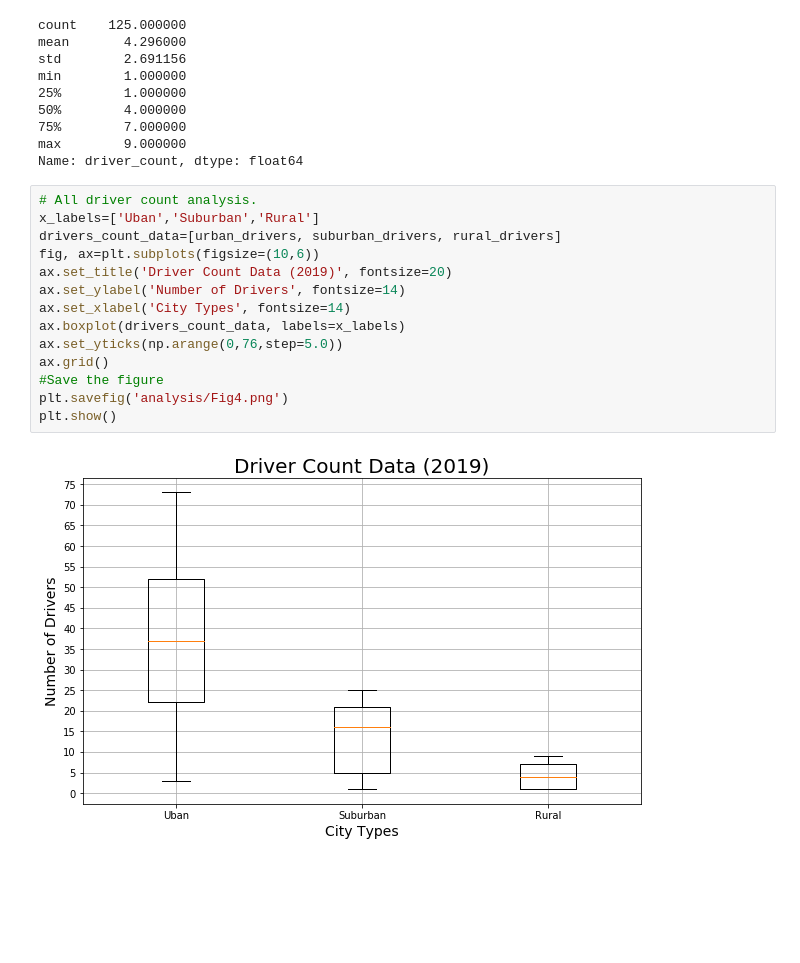
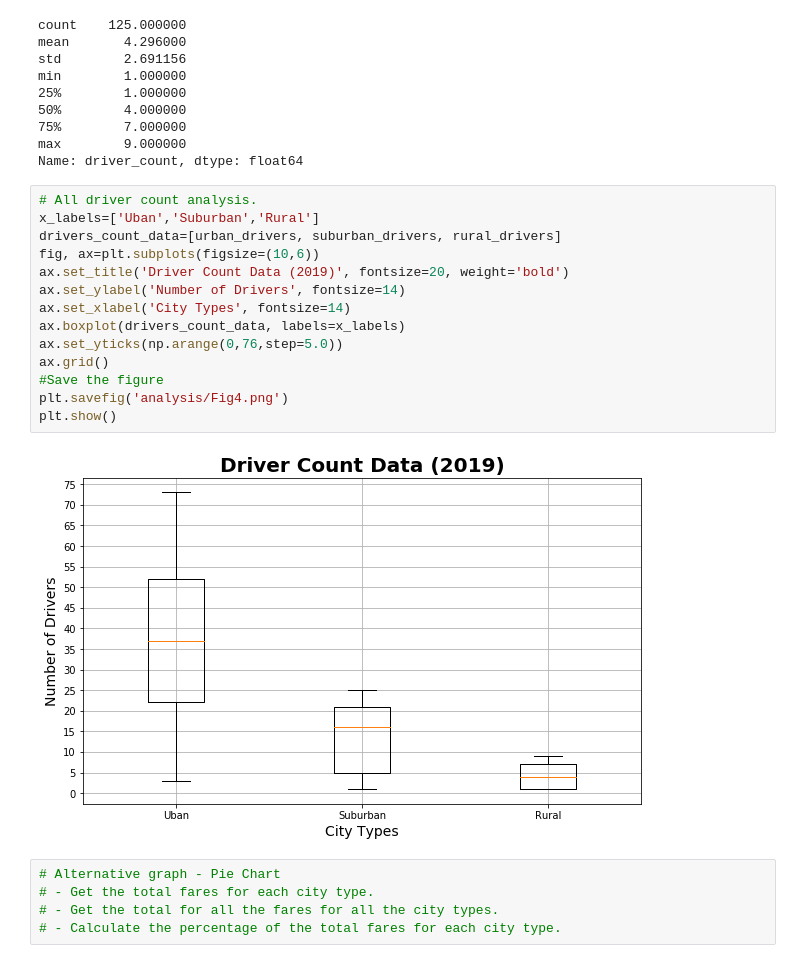
Before and after one commit to IZT-GM/PyBer_Analysis, a Jupyter notebook: PyBer.ipynb, the cells around one changed output. Drawn from its saved outputs; the diff is of its cells as text; blank space fills up the shorter version.

Commit message:
Meeting graphs update

```diff
--- a/PyBer.ipynb
+++ b/PyBer.ipynb
@@ -780,16 +780,21 @@ Name: driver_count, dtype: float64
 # %%
 # All driver count analysis.
 x_labels=['Uban','Suburban','Rural']
 drivers_count_data=[urban_drivers, suburban_drivers, rural_drivers]
 fig, ax=plt.subplots(figsize=(10,6))
-ax.set_title('Driver Count Data (2019)', fontsize=20)
+ax.set_title('Driver Count Data (2019)', fontsize=20, weight='bold')
 ax.set_ylabel('Number of Drivers', fontsize=14)
 ax.set_xlabel('City Types', fontsize=14)
 ax.boxplot(drivers_count_data, labels=x_labels)
 ax.set_yticks(np.arange(0,76,step=5.0))
 ax.grid()
 #Save the figure
 plt.savefig('analysis/Fig4.png')
 plt.show()
 # %% [output]
-[figure, old version]
+[figure, new version]
+# %%
+# Alternative graph - Pie Chart
+# - Get the total fares for each city type.
+# - Get the total for all the fares for all the city types.
+# - Calculate the percentage of the total fares for each city type.
```
Also changed, not shown: parts of 8 cells of this notebook, 4 other files.
